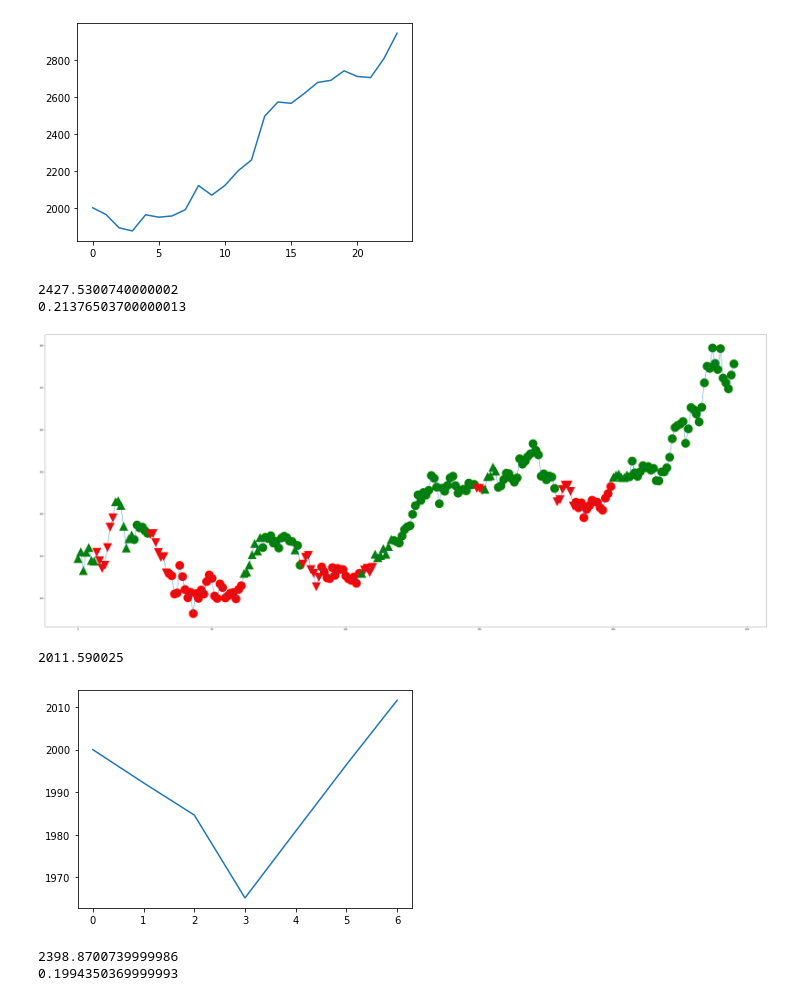
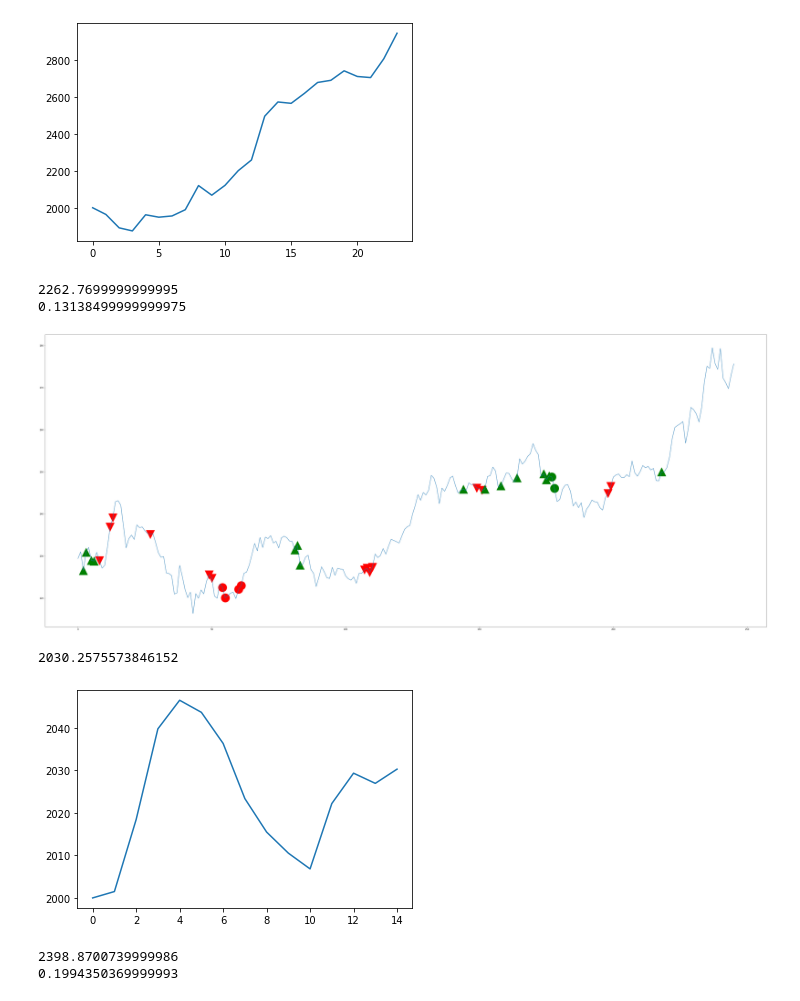
Before and after one commit to kevinkim101/financial_stock_data_modelling, a Jupyter notebook: project_name/notebooks/trading_strats.ipynb, the cells around one changed output. Saved outputs shown, nothing was run; the diff lists cells and outputs as text; code cells hidden in the pictures.

```diff
--- a/project_name/notebooks/trading_strats.ipynb
+++ b/project_name/notebooks/trading_strats.ipynb
@@ -230,8 +230,8 @@ equity
 2943.3104670000002
 [figure]
 # %%
-#our next candidate is the forcasted moving average if the simple moving average with the forcast is about the 10 day SMA then we are in a weak uptrend
-#if our simple moving average with forcast is about the 20 day SMA then we are in a strong uptrend.
+#our next candidate is the forcasted Moving Average (MA). We follow the golden cross rule and if the shorter term MA crosses above the the longer term MA,
+#it indicates a buy signal. The opposite is a sell signal.
 
 cash = 2000
 starting = cash
@@ -255,7 +255,6 @@ df["MA9"] = df["Open"].rolling(9).mean()
 test = test.reset_index(drop=True)
 plt.figure(figsize=(60,25))
 
-
 for i in range(0,len(test)):
     model = AutoReg(train["Open"], lags = 1, old_names=False)
     model_fit = model.fit()
@@ -265,21 +264,27 @@ for i in range(0,len(test)):
 
     #we will use the 19 day moving average to calculate the 20 day SMA
     ma_19 = df.iloc[test_index_buffer + i]["MA19"]
-    ma_20 = (ma_19 * 19 + predictions.iloc[0] ) / 20
+    ma_20 = (ma_19 * 19 + predictions.iloc[0]) / 20
+
+    ma_19_y = df.iloc[test_index_buffer + i - 1]["MA19"]
+    ma_20_y = (ma_19_y * 19 + test.iloc[i]["Open"]) / 20
 
     #we will use the 9 day moving average to calculate the 10 day SMA
     ma_9 = df.iloc[test_index_buffer + i]["MA9"]
-    ma_10 = (ma_9 * 9 + predictions.iloc[0] ) / 10
+    ma_10 = (ma_9 * 9 + predictions.iloc[0]) / 10
+
+    ma_9_y = df.iloc[test_index_buffer + i - 1]["MA19"]
+    ma_10_y = (ma_9_y * 9 + test.iloc[i]["Open"]) / 10
 
     buy = False
     sell = False
 
     # buy
-    if (ma_10 > ma_20):
+    if (ma_10 > ma_20) and (ma_10_y < ma_20_y):
         buy = True
 
     # sell
-    elif (ma_10 < ma_20):
+    elif (ma_10 < ma_20) and (ma_10_y > ma_20_y):
         sell = True
 
     if buy:
@@ -304,36 +309,36 @@ for i in range(0,len(test)):
         price = test.iloc[i]["Close"]
         amount = (holdings // sell_factor)
         if amount == 0:
             amount = holdings
 
         holdings -= amount
         cash += amount * price
 
         if amount != 0:
             history.append((amount, "sell", price))
             plt.plot([i], [price], marker = "v", color = "r",markersize=40)
         else:
             plt.plot([i], [price], marker = "o", color = "r",markersize=40)
 
 
 
     #update the model with two days worth of data
     train = train.append({"Open": test.iloc[i]["Open"], "Date":test.iloc[i]["Date"]}, ignore_index=True)
 
 
 if holdings != 0:
     equity = cash + holdings * test.iloc[len(test)-1]["Close"]
 else:
     equity = cash
 
 print(equity)
 print((equity - starting)/ starting)
 plt.plot(test["Close"])
 plt.show()
 # %% [output]
-2427.5300740000002
-0.21376503700000013
+2262.7699999999995
+0.13138499999999975
-[figure, old version]
+[figure, new version]
 # %%
 #plot an equity curve to see where we made and lost money
 equity = 2000
@@ -364,8 +369,8 @@ plt.plot(equity_vals)
 
 equity
 # %% [output]
-2011.590025
+2030.2575573846152
-[figure, old version]
+[figure, new version]
 # %%
 #Our last test is the simple buy forcast stragy, if tommorows price is greater than todays price we buy, else we sell or even short
 #NOTES: the model is buying + selling to early. Since the price moves in a given day are not
```
Also changed, not shown: 7 other files.
